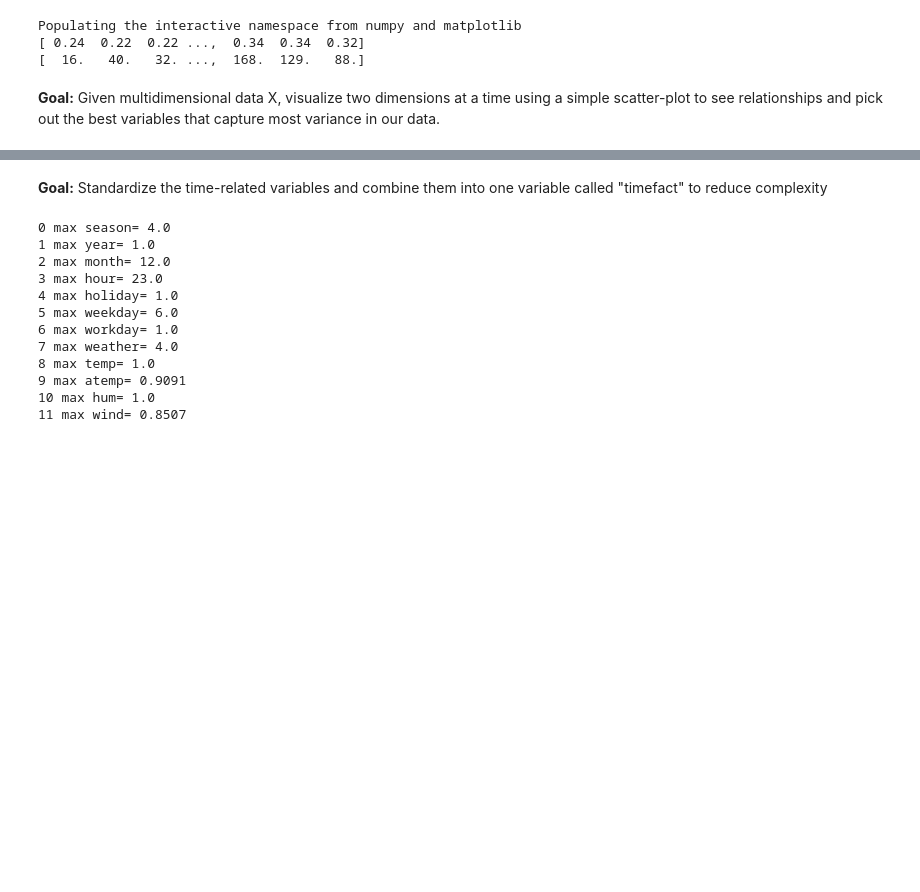
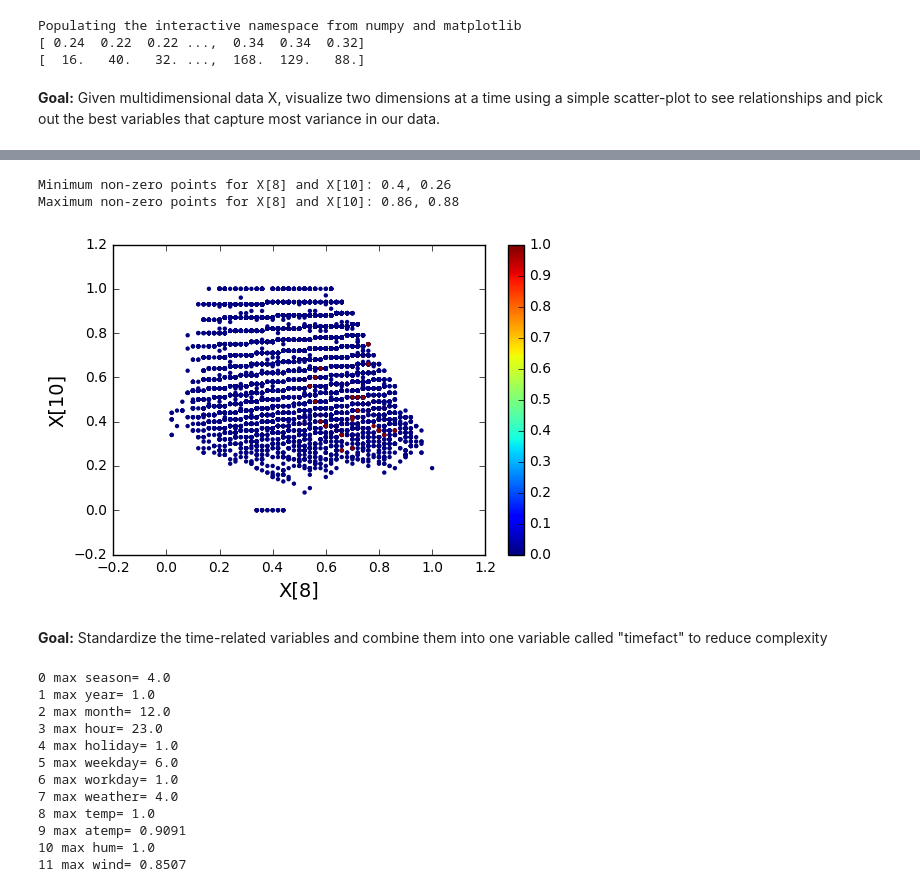
Before and after one commit to Team-Roket/kagglebicycle, a Jupyter notebook: Plots.ipynb, the cells around one changed output, grey strips where cells are left out. Saved outputs shown, nothing was run; the diff lists cells and outputs as text; code cells hidden in the pictures; blank space fills up the shorter version.

```diff
--- a/Plots.ipynb
+++ b/Plots.ipynb
@@ -60,3 +62,30 @@ max label (y)= 977.0
+# %%
+idx_1 = 8 # you can choose index of the first feature to plot (anything from 0 ~ 11)
+idx_2 = 10 # you can choose index of the second feature to plot
+
+y3 = np.zeros_like(y)
+for i in range(len(y2)):
+    y3[i]=int(y2[i]/80)
+plt.scatter(X[:, idx_1], X[:, idx_2], marker='o', edgecolors='none', s=10, c=y3)
+# s=size of points; c=color-labeling of points based on target values (y2)
+# refer to http://matplotlib.org/api/pyplot_api.html#matplotlib.pyplot.scatter
+plt.colorbar()
+plt.xlabel('X[%d]' % idx_1, fontsize=14)
+plt.ylabel('X[%d]' % idx_2, fontsize=14)
+
+"""(For wenjun's gradient boosting: find coordinates (X[idx_1], X[idx_2]) for all points with >= certain target y value"""
+nonzeros=[]
+for i in range(len(y3)):
+    if y3[i] >= 0.8:
+        nonzeros += [[X[i, idx_1], X[i, idx_2]]]
+
+nonzeros = np.array(nonzeros)
+print("Minimum non-zero points for X[%d] and X[%d]: %s, %s" % (idx_1, idx_2, amin(nonzeros[:,0]), amin(nonzeros[:,1])))
+print("Maximum non-zero points for X[%d] and X[%d]: %s, %s" % (idx_1, idx_2, amax(nonzeros[:,0]), amax(nonzeros[:,1])))
+# %% [output]
+Minimum non-zero points for X[8] and X[10]: 0.4, 0.26
+Maximum non-zero points for X[8] and X[10]: 0.86, 0.88
+[figure, added]
 # %% [markdown]
 **Goal:** Standardize the time-related variables and combine them into one variable called "timefact" to reduce complexity
 # %%
```
Also changed, not shown: parts of 2 cells of this notebook, 21 other files.
